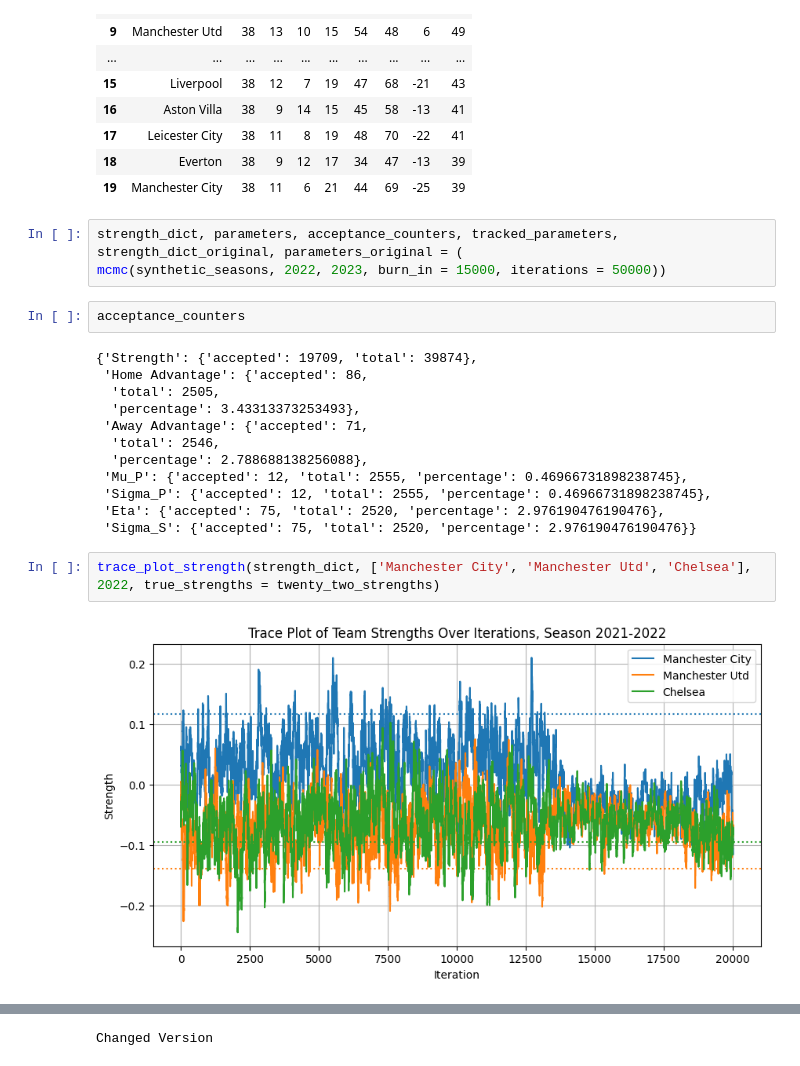
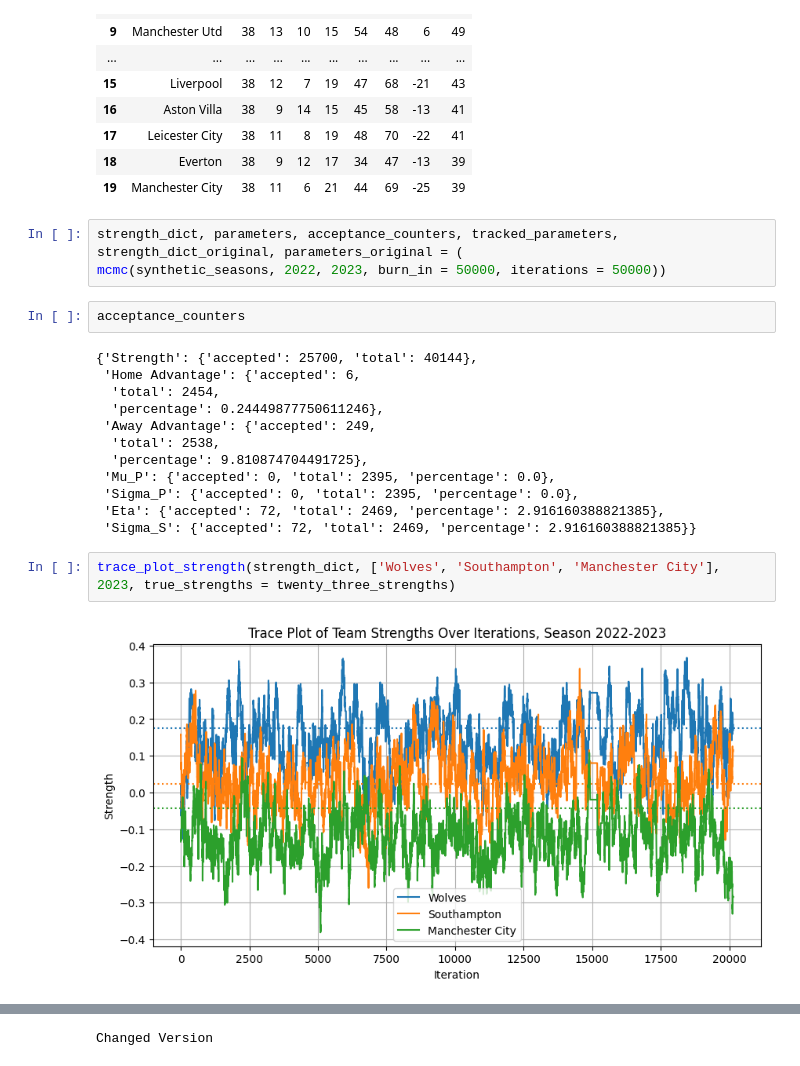
Before and after one commit to josephjsun/M4R, a Jupyter notebook: synthetic_data.ipynb, the cells around one changed output, grey strips where cells are left out. Saved outputs shown, nothing was run; the diff lists cells and outputs as text.

```diff
--- a/synthetic_data.ipynb
+++ b/synthetic_data.ipynb
@@ -96,22 +105,22 @@ compute_league_table(synthetic_seasons[synthetic_seasons['Season_End_Year'] == 2
 | 19 | Manchester City | 38 | 11 | 6 | 21 | 44 | 69 | -25 | 39 |
 # %%
 strength_dict, parameters, acceptance_counters, tracked_parameters, strength_dict_original, parameters_original = (
-mcmc(synthetic_seasons, 2022, 2023, burn_in = 15000, iterations = 50000))
+mcmc(synthetic_seasons, 2022, 2023, burn_in = 50000, iterations = 50000))
 # %%
 acceptance_counters
 # %% [output]
-{'Strength': {'accepted': 19709, 'total': 39874},
- 'Home Advantage': {'accepted': 86,
-  'total': 2505,
-  'percentage': 3.43313373253493},
- 'Away Advantage': {'accepted': 71,
-  'total': 2546,
-  'percentage': 2.788688138256088},
- 'Mu_P': {'accepted': 12, 'total': 2555, 'percentage': 0.46966731898238745},
- 'Sigma_P': {'accepted': 12, 'total': 2555, 'percentage': 0.46966731898238745},
- 'Eta': {'accepted': 75, 'total': 2520, 'percentage': 2.976190476190476},
- 'Sigma_S': {'accepted': 75, 'total': 2520, 'percentage': 2.976190476190476}}
+{'Strength': {'accepted': 25700, 'total': 40144},
+ 'Home Advantage': {'accepted': 6,
+  'total': 2454,
+  'percentage': 0.24449877750611246},
+ 'Away Advantage': {'accepted': 249,
+  'total': 2538,
+  'percentage': 9.810874704491725},
+ 'Mu_P': {'accepted': 0, 'total': 2395, 'percentage': 0.0},
+ 'Sigma_P': {'accepted': 0, 'total': 2395, 'percentage': 0.0},
+ 'Eta': {'accepted': 72, 'total': 2469, 'percentage': 2.916160388821385},
+ 'Sigma_S': {'accepted': 72, 'total': 2469, 'percentage': 2.916160388821385}}
 # %%
-trace_plot_strength(strength_dict, ['Manchester City', 'Manchester Utd', 'Chelsea'], 2022, true_strengths = twenty_two_strengths)
+trace_plot_strength(strength_dict, ['Wolves', 'Southampton', 'Manchester City'], 2023, true_strengths = twenty_three_strengths)
 # %% [output]
-[figure, old version]
+[figure, new version]
```
Also changed, not shown: parts of 5 cells of this notebook, 11 other files.
